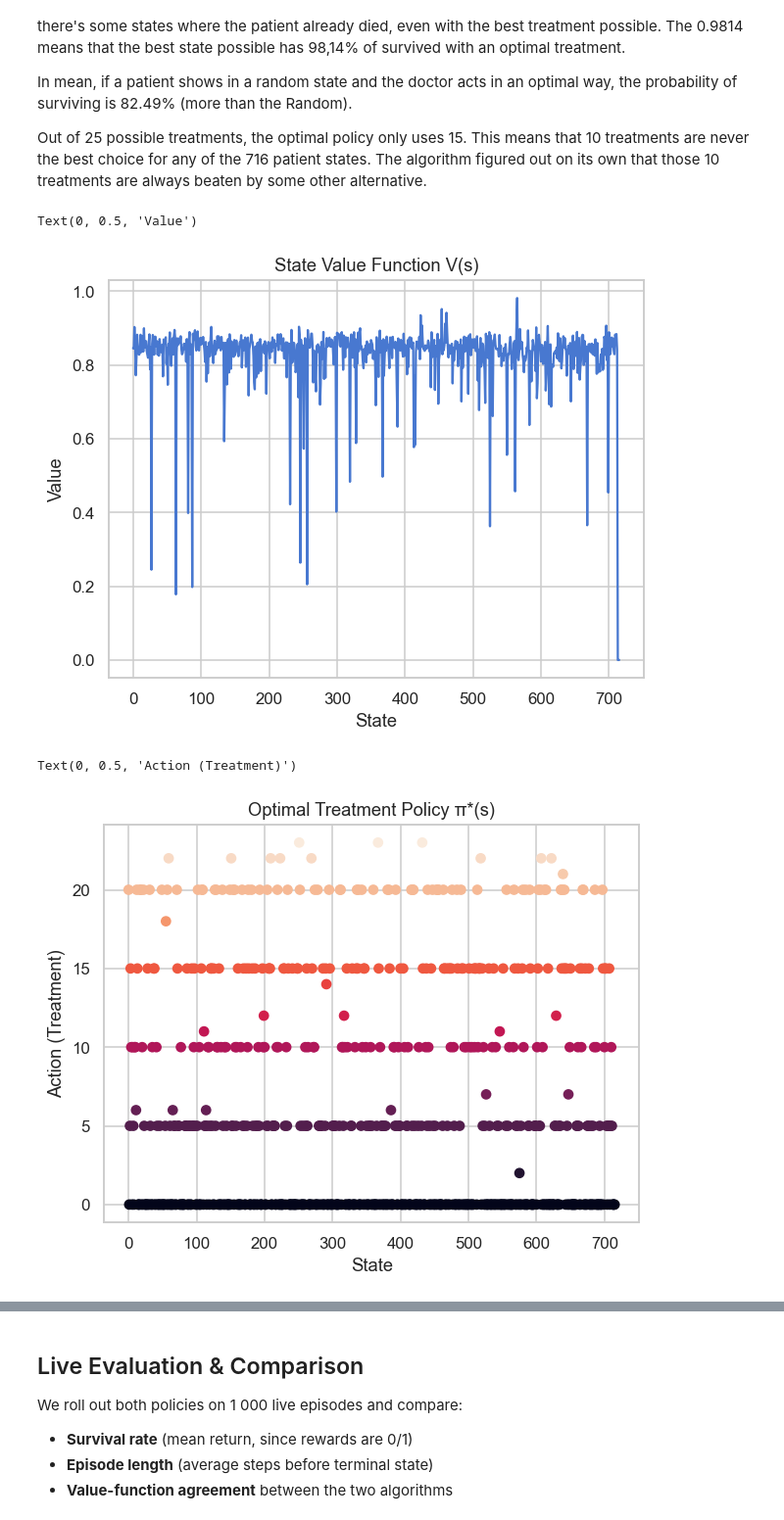
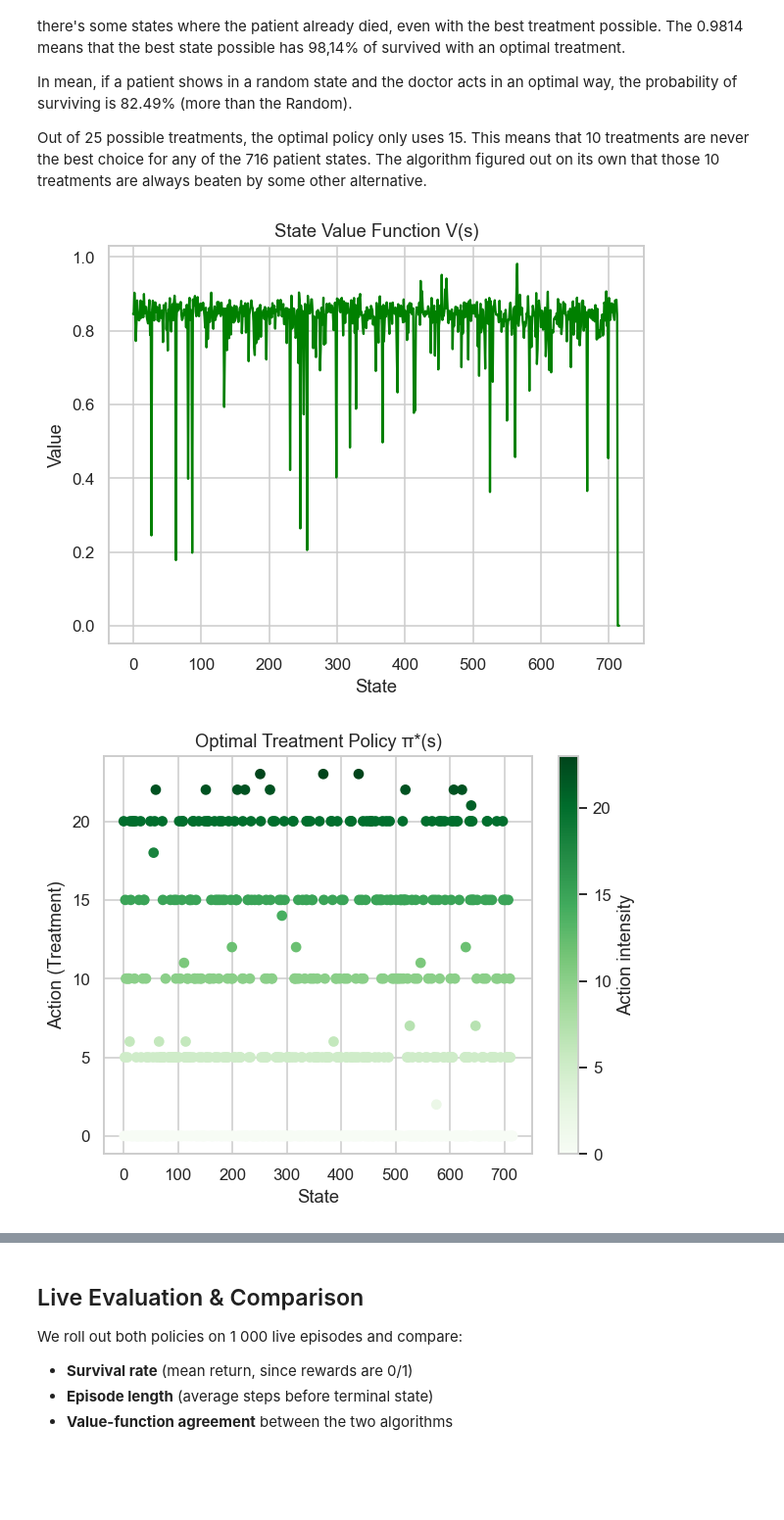
Before and after one commit to calcoafrancisca/RL_GroupAG, a Jupyter notebook: RL Project Code/sepsis_project - Students Version/rl_sepsis_project.ipynb, the cells around one changed output, grey strips where cells are left out. Shown at 98% size. Drawn from its saved outputs; the diff is of its cells as text; code cells hidden in the pictures; blank space fills up the shorter version.

```diff
--- a/RL Project Code/sepsis_project - Students Version/rl_sepsis_project.ipynb
+++ b/RL Project Code/sepsis_project - Students Version/rl_sepsis_project.ipynb
@@ -343,0 +373,14 @@ Running Policy Iteration...
+# %%
+import numpy as np
+import matplotlib.pyplot as plt
+
+# Compute Q(s,a)
+Q = R + GAMMA * P.dot(V_pi)   # (716, 25)
+
+plt.figure(figsize=(10, 6))
+plt.imshow(Q, aspect='auto', cmap='Greens')
+plt.title("Heatmap of Q(s,a)")
+plt.xlabel("Actions (0–24)")
+plt.ylabel("States (0–715)")
+plt.colorbar(label="Q-value")
+plt.show()
@@ -415,22 +460,25 @@ In mean, if a patient shows in a random state and the doctor acts in an optimal
 Out of 25 possible treatments, the optimal policy only uses 15.
 This means that 10 treatments are never the best choice for any of the 716 patient states. The algorithm figured out on its own that those 10 treatments are always beaten by some other alternative.
 # %%
+import matplotlib.pyplot as plt
+
 plt.figure()
-plt.plot(V_vi)
+plt.plot(V_vi, color='green')
 plt.title("State Value Function V(s)")
 plt.xlabel("State")
 plt.ylabel("Value")
+plt.show()
 # %% [output]
-Text(0, 0.5, 'Value')
-[figure, old version]
+[figure, new version]
 # %%
 plt.figure()
-plt.scatter(range(len(policy_vi)), policy_vi, c=policy_vi)
+plt.scatter(range(len(policy_vi)), policy_vi, c=policy_vi, cmap='Greens')
 plt.title("Optimal Treatment Policy π*(s)")
 plt.xlabel("State")
 plt.ylabel("Action (Treatment)")
+plt.colorbar(label="Action intensity")
+plt.show()
 # %% [output]
-Text(0, 0.5, 'Action (Treatment)')
-[figure, old version]
+[figure, new version]
 # %%
 plt.figure()
```
Also changed, not shown: parts of 14 cells of this notebook, 1 other file.
